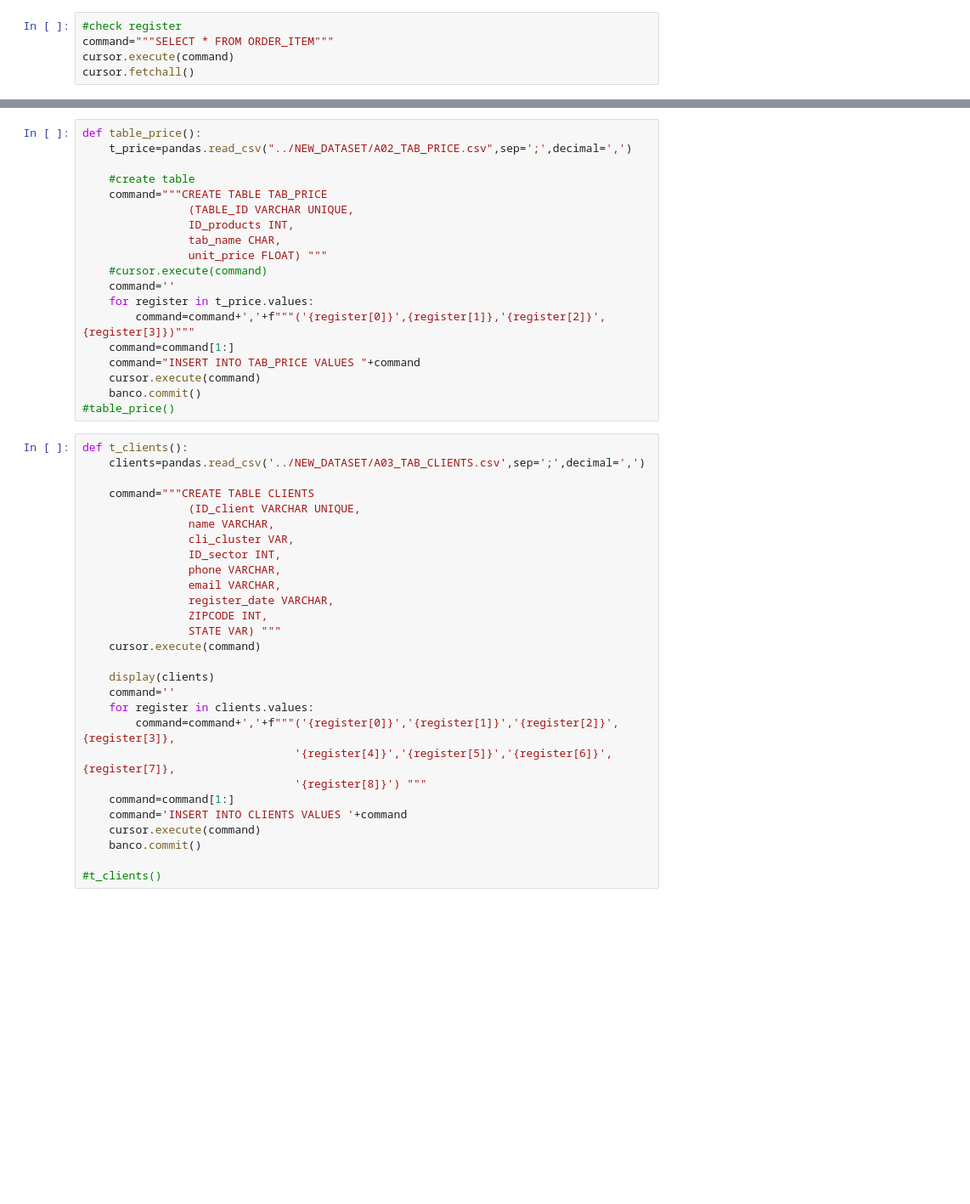
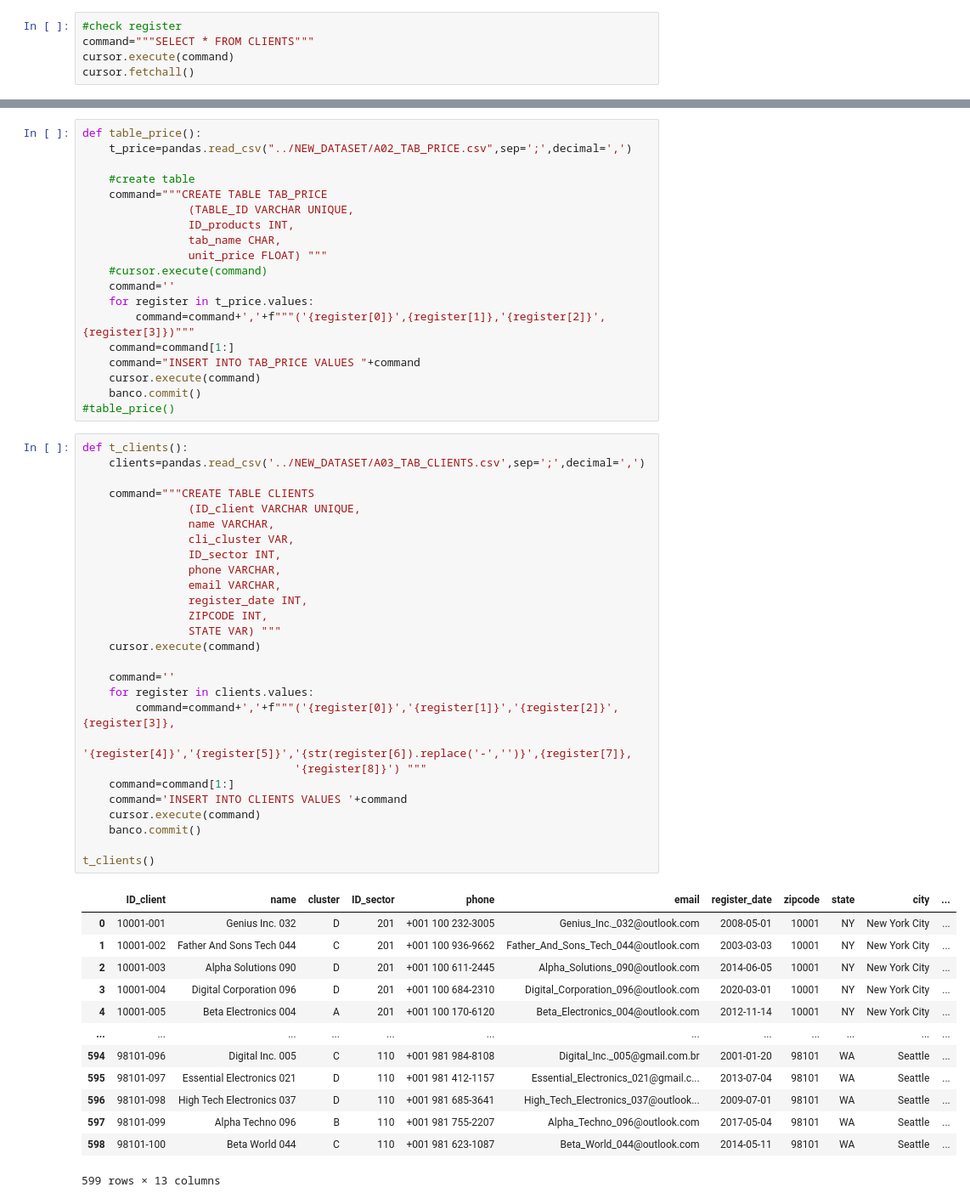
Before and after one commit to MSalles94/DA_ETL_database, a Jupyter notebook: B2_CREATE_DATABASE/D01_CREATE_DATABASE.ipynb, the cells around one changed output, grey strips where cells are left out. Shown at 85% size. Saved outputs shown, nothing was run; the diff lists cells and outputs as text; blank space fills up the shorter version.

Commit message:
change date to int, it helps to filter in a SQL query

```diff
--- a/B2_CREATE_DATABASE/D01_CREATE_DATABASE.ipynb
+++ b/B2_CREATE_DATABASE/D01_CREATE_DATABASE.ipynb
@@ -24,6 +30,6 @@ cursor.fetchall()
 # %%
 #check register
-command="""SELECT * FROM ORDER_ITEM"""
+command="""SELECT * FROM CLIENTS"""
 cursor.execute(command)
 cursor.fetchall()
 # %% [output]
@@ -93,31 +99,44 @@ def table_price():
 # %%
 def t_clients():
     clients=pandas.read_csv('../NEW_DATASET/A03_TAB_CLIENTS.csv',sep=';',decimal=',')
 
     command="""CREATE TABLE CLIENTS
                 (ID_client VARCHAR UNIQUE,
                 name VARCHAR,
                 cli_cluster VAR,
                 ID_sector INT,
                 phone VARCHAR,
                 email VARCHAR,
-                register_date VARCHAR,
+                register_date INT,
                 ZIPCODE INT,
                 STATE VAR) """
     cursor.execute(command)
 
-    display(clients)
     command=''
     for register in clients.values:
         command=command+','+f"""('{register[0]}','{register[1]}','{register[2]}',{register[3]},
-                                '{register[4]}','{register[5]}','{register[6]}',{register[7]},
+                                '{register[4]}','{register[5]}','{str(register[6]).replace('-','')}',{register[7]},
                                 '{register[8]}') """
     command=command[1:]
     command='INSERT INTO CLIENTS VALUES '+command
     cursor.execute(command)
     banco.commit()
 
-#t_clients()
+t_clients()
+# %% [output]
+|  | ID_client | name | cluster | ID_sector | phone | email | register_date | zipcode | state | city | ... |
+| 0 | 10001-001 | Genius Inc. 032 | D | 201 | +001 100 232-3005 | Genius_Inc._032@outlook.com | 2008-05-01 | 10001 | NY | New York City | ... |
+| 1 | 10001-002 | Father And Sons Tech 044 | C | 201 | +001 100 936-9662 | Father_And_Sons_Tech_044@outlook.com | 2003-03-03 | 10001 | NY | New York City | ... |
+| 2 | 10001-003 | Alpha Solutions 090 | D | 201 | +001 100 611-2445 | Alpha_Solutions_090@outlook.com | 2014-06-05 | 10001 | NY | New York City | ... |
+| 3 | 10001-004 | Digital Corporation 096 | D | 201 | +001 100 684-2310 | Digital_Corporation_096@outlook.com | 2020-03-01 | 10001 | NY | New York City | ... |
+| 4 | 10001-005 | Beta Electronics 004 | A | 201 | +001 100 170-6120 | Beta_Electronics_004@outlook.com | 2012-11-14 | 10001 | NY | New York City | ... |
+| ... | ... | ... | ... | ... | ... | ... | ... | ... | ... | ... | ... |
+| 594 | 98101-096 | Digital Inc. 005 | C | 110 | +001 981 984-8108 | Digital_Inc._005@gmail.com.br | 2001-01-20 | 98101 | WA | Seattle | ... |
+| 595 | 98101-097 | Essential Electronics 021 | D | 110 | +001 981 412-1157 | Essential_Electronics_021@gmail.c... | 2013-07-04 | 98101 | WA | Seattle | ... |
+| 596 | 98101-098 | High Tech Electronics 037 | D | 110 | +001 981 685-3641 | High_Tech_Electronics_037@outlook... | 2009-07-01 | 98101 | WA | Seattle | ... |
+| 597 | 98101-099 | Alpha Techno 096 | B | 110 | +001 981 755-2207 | Alpha_Techno_096@outlook.com | 2017-05-04 | 98101 | WA | Seattle | ... |
+| 598 | 98101-100 | Beta World 044 | C | 110 | +001 981 623-1087 | Beta_World_044@outlook.com | 2014-05-11 | 98101 | WA | Seattle | ... |
+599 rows × 13 columns
 # %%
 def T_salesman():
     salesman=pandas.read_csv('../NEW_DATASET/A04_TAB_SALESMAN.csv',sep=';',decimal=',')
```
Also changed, not shown: parts of 4 cells of this notebook, 4 other files.
